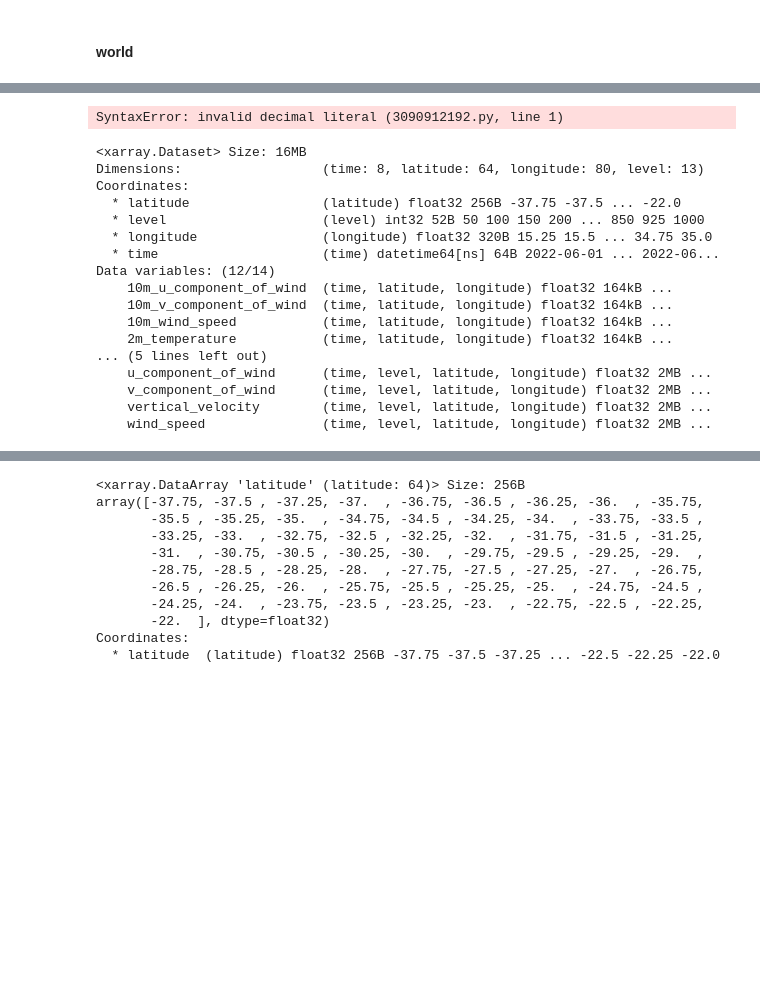
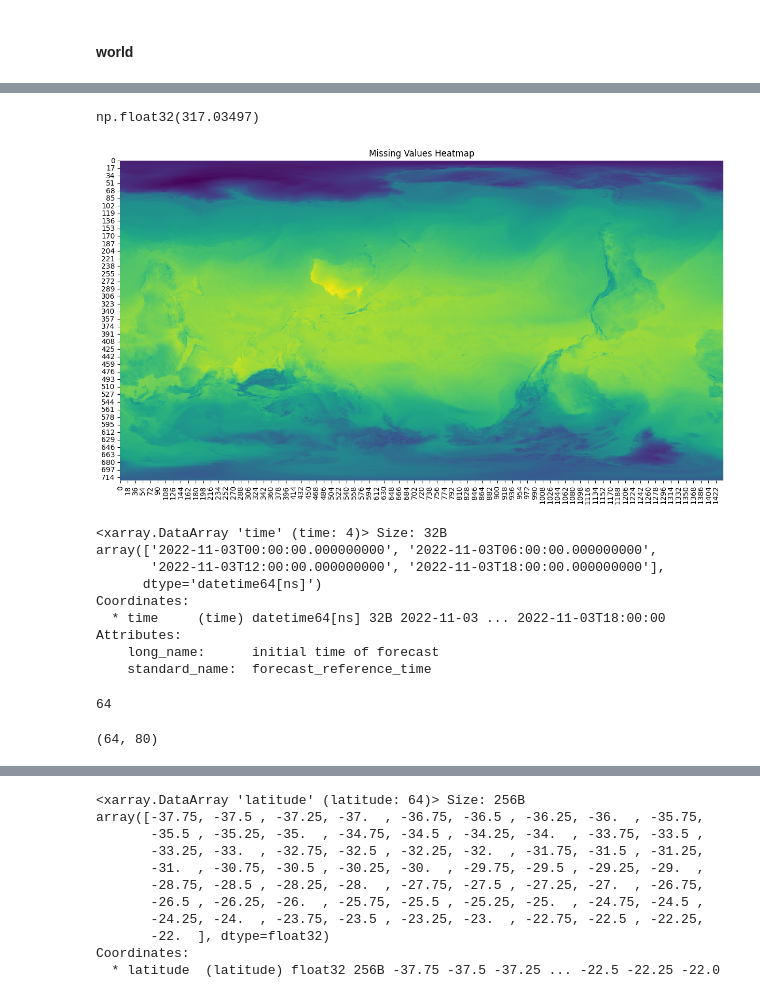
Before and after one commit to verigle/AIMS-PROJECT, a Jupyter notebook: notebooks/prediction_rmse1.ipynb, the cells around one changed output, grey strips where cells are left out. Cells and saved outputs as stored; diff of their text form; code cells hidden in the pictures; blank space fills up the shorter version.

```diff
--- a/notebooks/prediction_rmse1.ipynb
+++ b/notebooks/prediction_rmse1.ipynb
@@ -43,7 +43,7 @@ full_era5 = xr.open_zarr(store=store, consolidated=True, chunks=None)
 # %% [markdown]
 #### world
 # %%
-start_time, end_time = '2022-11-03', '2022-12-04'
+start_time, end_time = '2022-11-03', '2022-11-05'
 
 sliced_era5_world = (
     full_era5
@@ -74,0 +83,2 @@ Data variables: (12/14)
+# %%
+sliced_hrest0 = full_hrest0.sel(time=slice(start_time, end_time))
@@ -75 +90,13 @@ Data variables: (12/14)
+# %%
+sliced_hrest0["2m_temperature"][5].values.max()
+# %% [output]
+np.float32(317.03497)
+# %%
+# Plot missing values heatmap
+plt.figure(figsize=(15, 8))  # Adjust figure size for visibility
+sns.heatmap(sliced_hrest0["2m_temperature"][1], cmap='viridis', cbar=False)
+plt.title("Missing Values Heatmap")
+plt.show()
+# %% [output]
+[figure, added]
 # %%
@@ -79,4 +107,0 @@ sliced_hrest0_sa = full_hrest0.sel(time=slice(start_time, end_time),
-# %%
-full_hrest0.2m_temperature
-# %% [output]
-SyntaxError: invalid decimal literal (3090912192.py, line 1)
@@ -89,20 +108,20 @@ sliced_hrest0_sa = full_hrest0.sel(
 # %%
-sliced_hrest0_sa
+sliced_hrest0_sa.time
 # %% [output]
-<xarray.Dataset> Size: 16MB
-Dimensions:                  (time: 8, latitude: 64, longitude: 80, level: 13)
+<xarray.DataArray 'time' (time: 4)> Size: 32B
+array(['2022-11-03T00:00:00.000000000', '2022-11-03T06:00:00.000000000',
+       '2022-11-03T12:00:00.000000000', '2022-11-03T18:00:00.000000000'],
+      dtype='datetime64[ns]')
 Coordinates:
-  * latitude                 (latitude) float32 256B -37.75 -37.5 ... -22.0
-  * level                    (level) int32 52B 50 100 150 200 ... 850 925 1000
-  * longitude                (longitude) float32 320B 15.25 15.5 ... 34.75 35.0
-  * time                     (time) datetime64[ns] 64B 2022-06-01 ... 2022-06...
-Data variables: (12/14)
-    10m_u_component_of_wind  (time, latitude, longitude) float32 164kB ...
-    10m_v_component_of_wind  (time, latitude, longitude) float32 164kB ...
-    10m_wind_speed           (time, latitude, longitude) float32 164kB ...
-    2m_temperature           (time, latitude, longitude) float32 164kB ...
-... (5 lines left out)
-    u_component_of_wind      (time, level, latitude, longitude) float32 2MB ...
-    v_component_of_wind      (time, level, latitude, longitude) float32 2MB ...
-    vertical_velocity        (time, level, latitude, longitude) float32 2MB ...
-    wind_speed               (time, level, latitude, longitude) float32 2MB ...
+  * time     (time) datetime64[ns] 32B 2022-11-03 ... 2022-11-03T18:00:00
+Attributes:
+    long_name:      initial time of forecast
+    standard_name:  forecast_reference_time
+# %%
+len(sliced_hrest0_sa.latitude)
+# %% [output]
+64
+# %%
+sliced_hrest0_sa["2m_temperature"][1].shape
+# %% [output]
+(64, 80)
```
Also changed, not shown: parts of 6 cells of this notebook, 26 other files.
